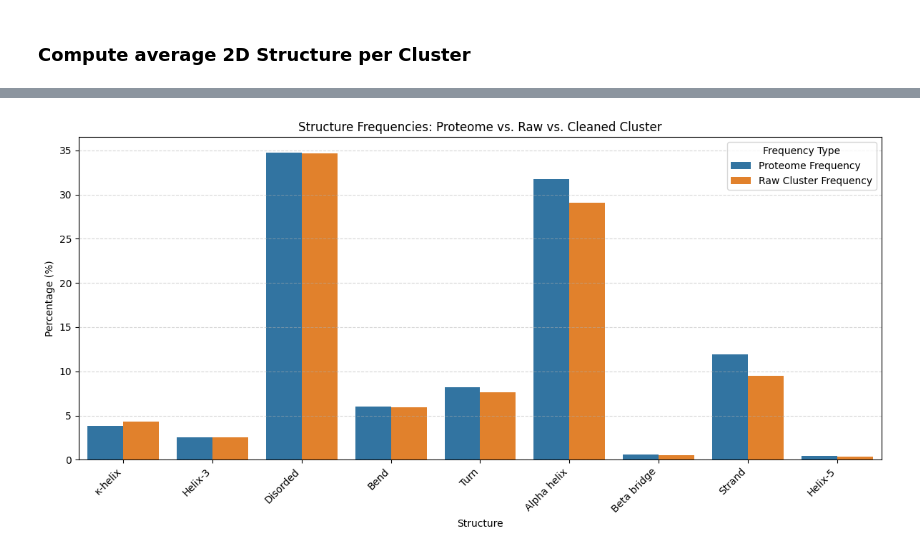
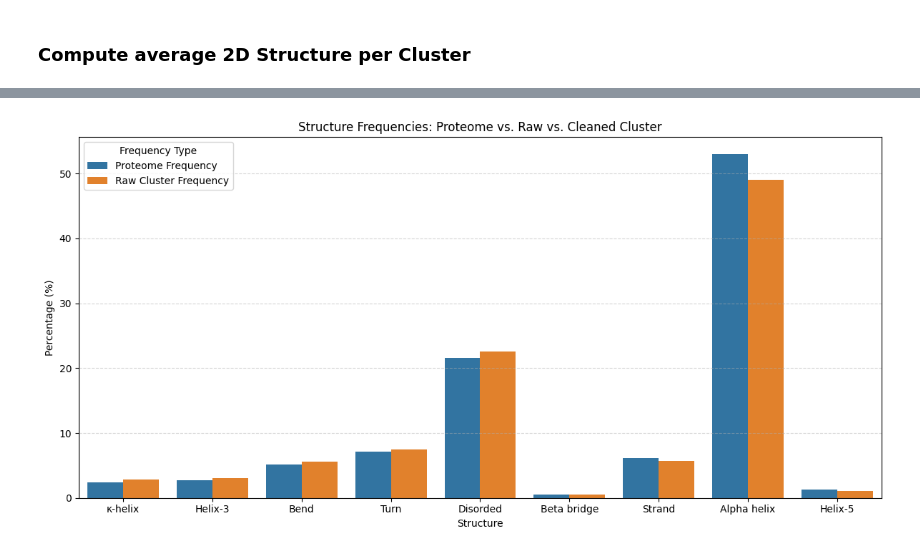
Before and after one commit to Welkinks/Bachelor_Thesis_ESM-1b_AlphaMissense_Analysis, a Jupyter notebook: notebooks/6.3.Cluster_Algorithm.ipynb, the cells around one changed output, grey strips where cells are left out. Cells and saved outputs as stored; diff of their text form; code cells hidden in the pictures.

Commit message:
1.5. Clustering experiment completed

```diff
--- a/notebooks/6.3.Cluster_Algorithm.ipynb
+++ b/notebooks/6.3.Cluster_Algorithm.ipynb
@@ -264,39 +261,39 @@ overall_structure_freq.to_csv(PROCESSED_DIR / "6.4.Rankscore_per_structure" / "m
 # %%
 
 # Read your data
-df = pd.read_csv(PROCESSED_DIR / "6.4.Rankscore_per_structure" / "human_proteome_structures_with_diff_cluster.csv")
+df = pd.read_csv(PROCESSED_DIR / "6.4.Rankscore_per_structure" / "multispan_proteome_structures_with_diff_cluster.csv")
 
 # Sort by cleaned percentage for better readability
-df = df.sort_values("human_diff_cluster_count_percentage_cleaned", ascending=False)
+df = df.sort_values("multispan_diff_cluster_count_percentage_cleaned", ascending=False)
 
 # Prepare Data for Plotting
 plot_df = pd.melt(
     df,
     id_vars="Structure",
     value_vars=[
         "percentage",
-        "human_diff_cluster_percentage"
+        "multispan_diff_cluster_percentage"
     ],
     var_name="Frequency_Type",
     value_name="Percentage"
 )
 
 # Rename for clarity
 plot_df["Frequency_Type"] = plot_df["Frequency_Type"].replace({
     "percentage": "Proteome Frequency",
-    "human_diff_cluster_percentage": "Raw Cluster Frequency"
+    "multispan_diff_cluster_percentage": "Raw Cluster Frequency"
 })
 
 # Plot
 plt.figure(figsize=(12, 6))
 sns.barplot(data=plot_df, x="Structure", y="Percentage", hue="Frequency_Type")
-plt.xticks(rotation=45, ha='right')
+plt.xticks(rotation=0)
 plt.title("Structure Frequencies: Proteome vs. Raw vs. Cleaned Cluster")
 plt.ylabel("Percentage (%)")
 plt.xlabel("Structure")
 plt.legend(title="Frequency Type")
 plt.tight_layout()
 plt.grid(axis='y', linestyle='--', alpha=0.5)
 plt.show()
 # %% [output]
-[figure, old version]
+[figure, new version]
```
Also changed, not shown: parts of 3 cells of this notebook, 7 other files.
